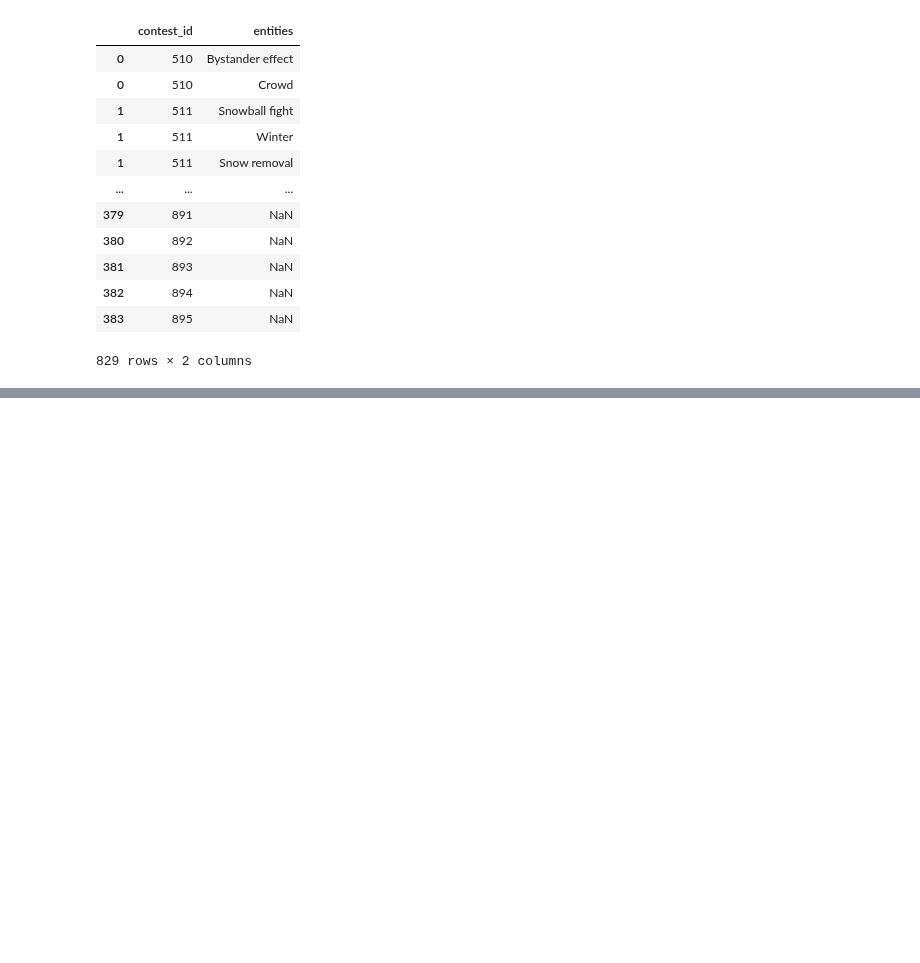
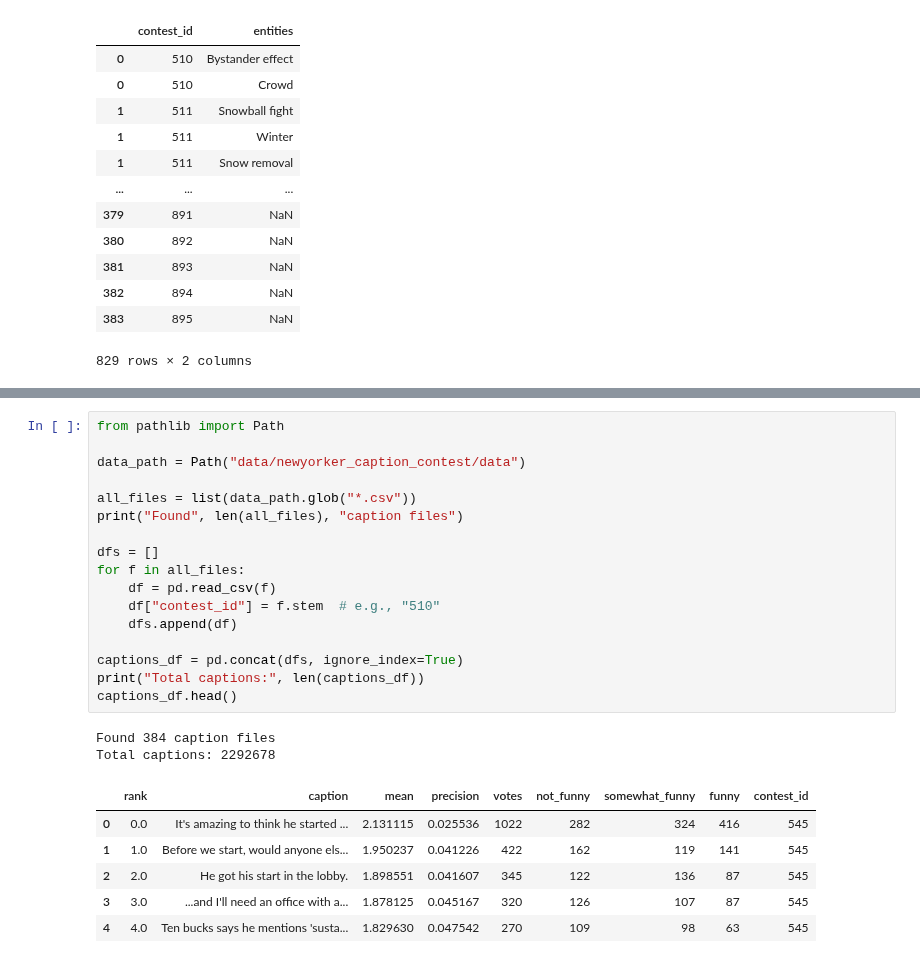
Before and after one commit to epfl-ada/ada-2025-project-data_dinosaur, a Jupyter notebook: results.ipynb, the cells around one changed output, grey strips where cells are left out. Saved outputs shown, nothing was run; the diff lists cells and outputs as text; blank space fills up the shorter version.

```diff
--- a/results.ipynb
+++ b/results.ipynb
@@ -215,0 +239,26 @@ df_entities
+# %%
+from pathlib import Path
+
+data_path = Path("data/newyorker_caption_contest/data")
+
+all_files = list(data_path.glob("*.csv"))
+print("Found", len(all_files), "caption files")
+
+dfs = []
+for f in all_files:
+    df = pd.read_csv(f)
+    df["contest_id"] = f.stem  # e.g., "510"
+    dfs.append(df)
+
+captions_df = pd.concat(dfs, ignore_index=True)
+print("Total captions:", len(captions_df))
+captions_df.head()
+# %% [output]
+Found 384 caption files
+Total captions: 2292678
+|  | rank | caption | mean | precision | votes | not_funny | somewhat_funny | funny | contest_id |
+| 0 | 0.0 | It's amazing to think he started ... | 2.131115 | 0.025536 | 1022 | 282 | 324 | 416 | 545 |
+| 1 | 1.0 | Before we start, would anyone els... | 1.950237 | 0.041226 | 422 | 162 | 119 | 141 | 545 |
+| 2 | 2.0 | He got his start in the lobby. | 1.898551 | 0.041607 | 345 | 122 | 136 | 87 | 545 |
+| 3 | 3.0 | ...and I'll need an office with a... | 1.878125 | 0.045167 | 320 | 126 | 107 | 87 | 545 |
+| 4 | 4.0 | Ten bucks says he mentions 'susta... | 1.829630 | 0.047542 | 270 | 109 | 98 | 63 | 545 |
```
Also changed, not shown: parts of 5 cells of this notebook, 2 other files.
